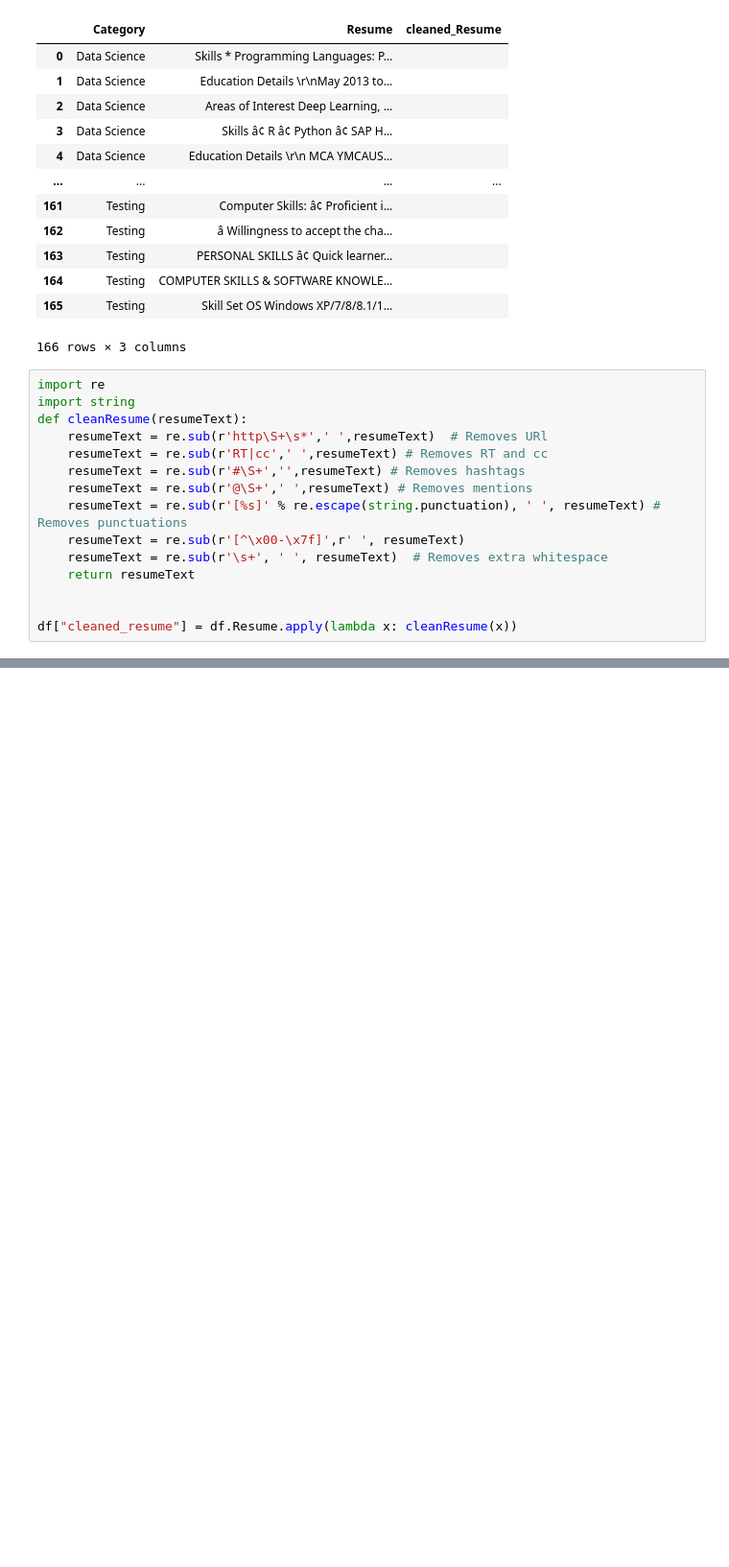
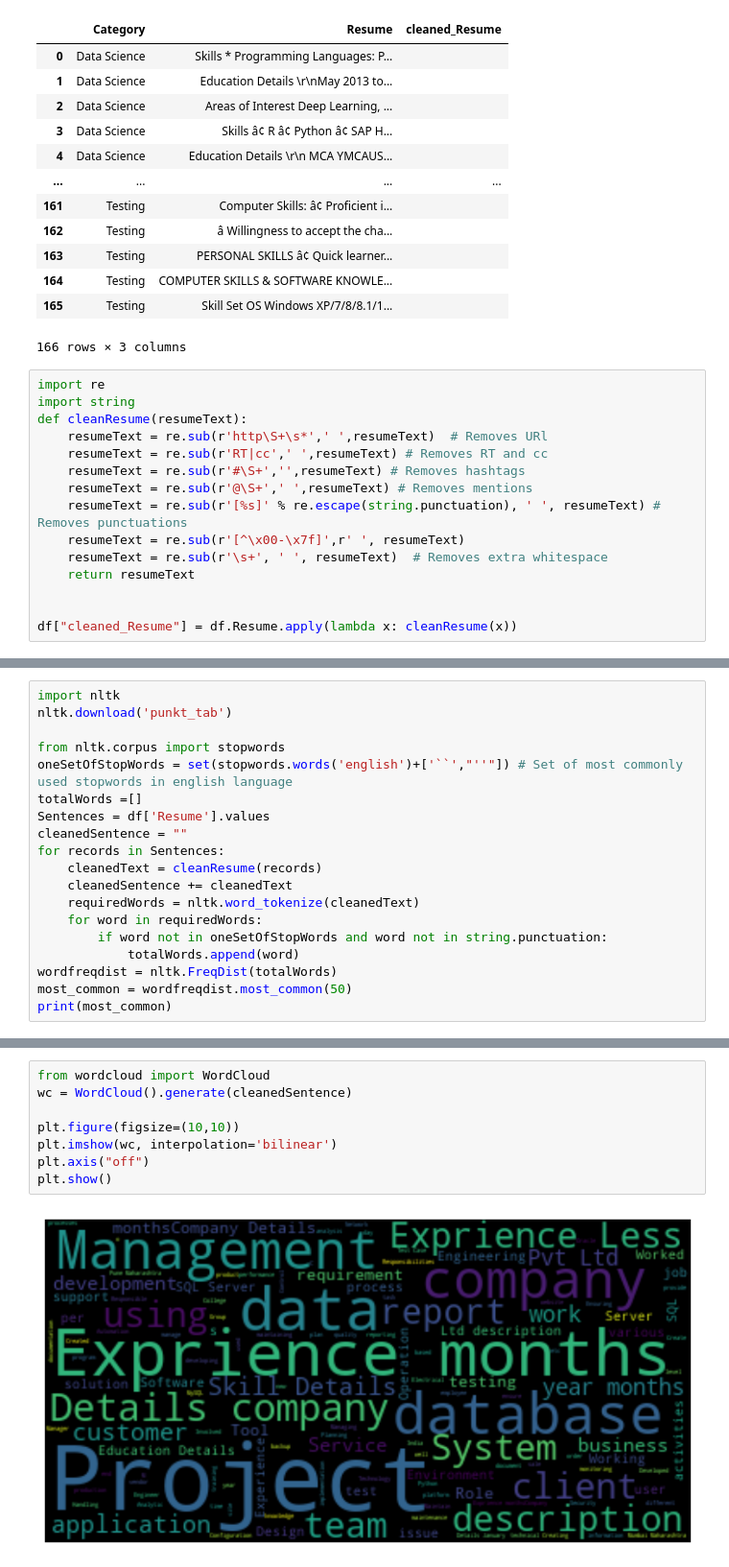
Before and after one commit to anamitra-maiti/resume-parser, a Jupyter notebook: Resume_Parser.ipynb, the cells around one changed output, grey strips where cells are left out. Shown: that part at 96% size. Saved outputs shown, nothing was run; the diff lists cells and outputs as text; blank space fills up the shorter version.

```diff
--- a/Resume_Parser.ipynb
+++ b/Resume_Parser.ipynb
@@ -180,7 +180,7 @@ def cleanResume(resumeText):
     return resumeText
 
 
-df["cleaned_resume"] = df.Resume.apply(lambda x: cleanResume(x))
+df["cleaned_Resume"] = df.Resume.apply(lambda x: cleanResume(x))
 # %%
 df.head(5)
 # %% [output]
@@ -192,0 +195,19 @@ df.head(5)
+# %%
+import nltk
+nltk.download('punkt_tab')
+
+from nltk.corpus import stopwords
+oneSetOfStopWords = set(stopwords.words('english')+['``',"''"]) # Set of most commonly used stopwords in english language
+totalWords =[]
+Sentences = df['Resume'].values
+cleanedSentence = ""
+for records in Sentences:
+    cleanedText = cleanResume(records)
+    cleanedSentence += cleanedText
+    requiredWords = nltk.word_tokenize(cleanedText)
+    for word in requiredWords:
+        if word not in oneSetOfStopWords and word not in string.punctuation:
+            totalWords.append(word)
+wordfreqdist = nltk.FreqDist(totalWords)
+most_common = wordfreqdist.most_common(50)
+print(most_common)
@@ -192,0 +219,10 @@ df.head(5)
+# %%
+from wordcloud import WordCloud
+wc = WordCloud().generate(cleanedSentence)
+
+plt.figure(figsize=(10,10))
+plt.imshow(wc, interpolation='bilinear')
+plt.axis("off")
+plt.show()
+# %% [output]
+[figure, added]
```
Also changed, not shown: parts of 14 cells of this notebook.
